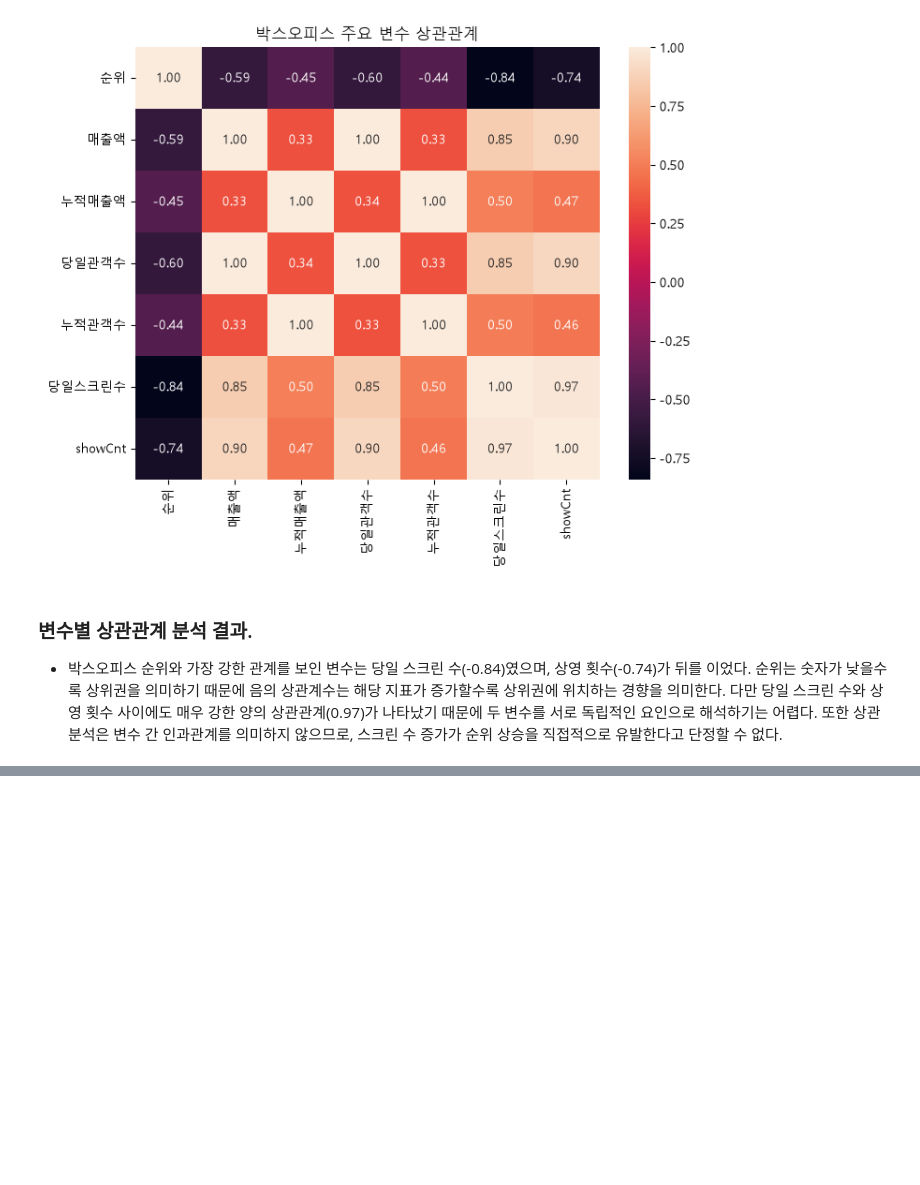
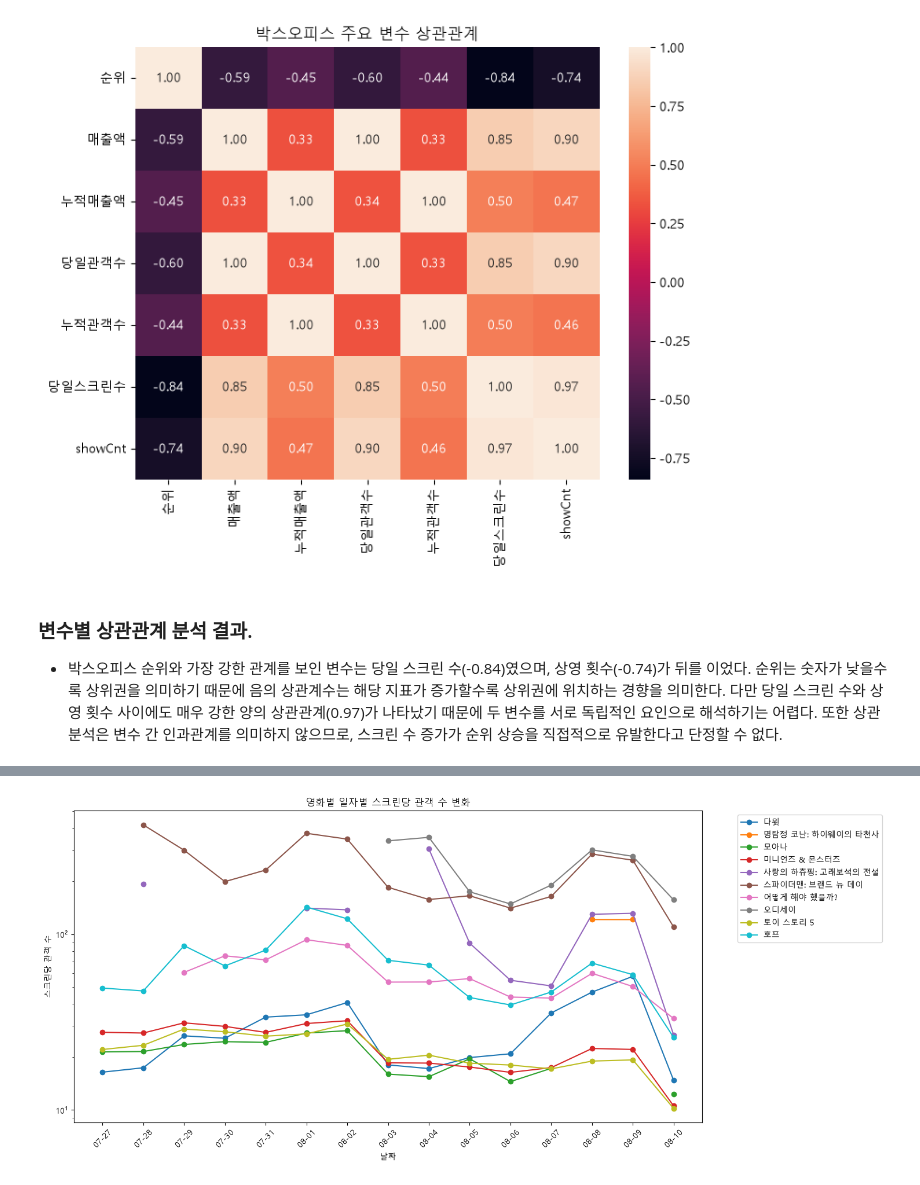
Before and after one commit to kkw5389-collab/sprint_mission16, a Jupyter notebook: notebooks/analysis.ipynb, the cells around one changed output, grey strips where cells are left out. Cells and saved outputs as stored; diff of their text form; code cells hidden in the pictures; blank space fills up the shorter version.

```diff
--- a/notebooks/analysis.ipynb
+++ b/notebooks/analysis.ipynb
@@ -717,0 +736,8 @@ plt.show()
+# %%
+pivot_screen_df = top_df.pivot(
+    index='targetDt',
+    columns='영화제목',
+    values='스크린당관객수'
+)
+
+pivot_screen_df
@@ -717,0 +762,29 @@ plt.show()
+# %%
+plt.figure(figsize=(14, 7))
+
+for movie in pivot_screen_df.columns:
+    plt.plot(
+        pivot_screen_df.index,
+        pivot_screen_df[movie],
+        marker='o',
+        label=movie
+    )
+
+ax = plt.gca()
+ax.xaxis.set_major_locator(mdates.DayLocator(interval=1))
+ax.xaxis.set_major_formatter(mdates.DateFormatter('%m-%d'))
+
+plt.yticks(range(1, 11))
+
+plt.xlabel('날짜')
+plt.ylabel('스크린당 관객 수')
+plt.title('영화별 일자별 스크린당 관객 수 변화')
+
+plt.legend(bbox_to_anchor=(1.05, 1), loc='upper left')
+
+plt.xticks(rotation=45)
+
+plt.yscale('log')
+plt.show()
+# %% [output]
+[figure, added]
```
Also changed, not shown: parts of 4 cells of this notebook.
